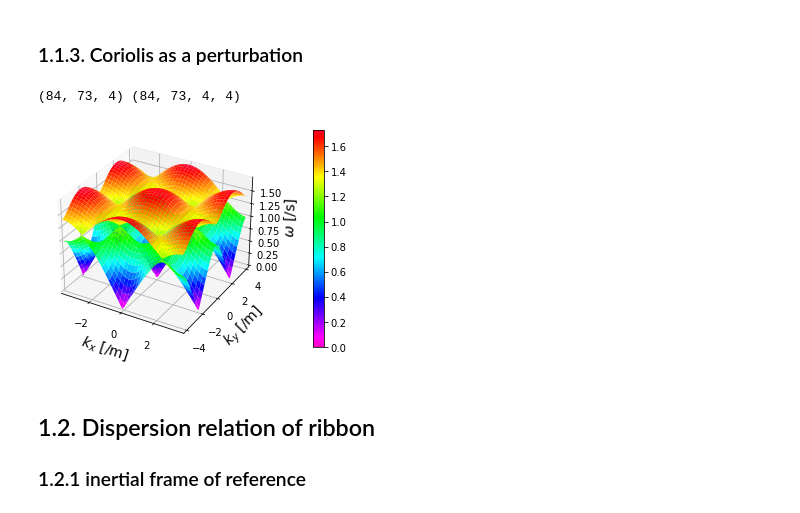
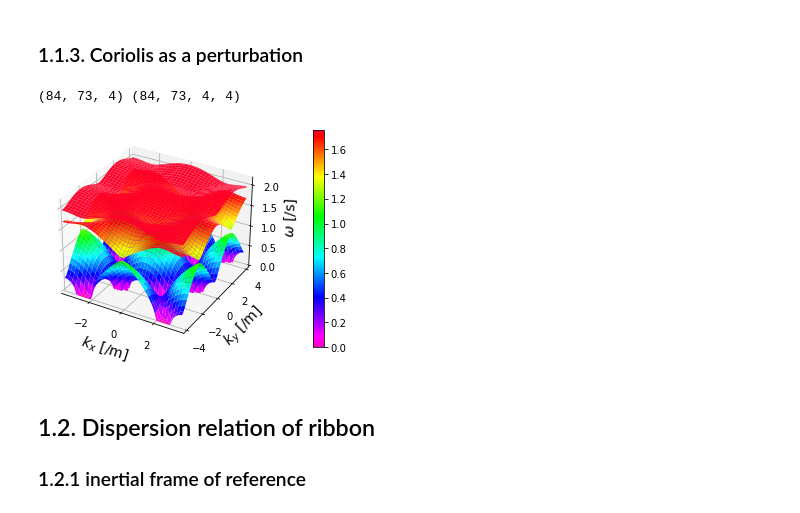
Before and after one commit to yoongun/topological-edge-modes-of-mechanical-lattice, a Jupyter notebook: experiment.ipynb, the cells around one changed output. Saved outputs shown, nothing was run; the diff lists cells and outputs as text; code cells hidden in the pictures.

```diff
--- a/experiment.ipynb
+++ b/experiment.ipynb
@@ -670,6 +670,7 @@ R3h = R3 / la.norm(R3)
 R11 = R1h * R1h.conj().T
 R22 = R2h * R2h.conj().T
 R33 = R3h * R3h.conj().T
+Rw = np.array([[0., -1.], [1., 0.]])
 precision = 1e-1
 xw = np.pi / np.sqrt(3) * 2 # width of x
 yw = np.pi / 3 * 4 # width of y
@@ -685,8 +686,8 @@ for y, ky in enumerate(kys):
         p = np.exp(1.j * k.dot(a1))
         s = np.exp(1.j * k.dot(a2))
         H = w0**2 * np.vstack([
-            np.hstack([R11 + R22 + R33 - 2.j * O / w0**2, -(R11 + R22 * p.conj() + R33 * s.conj())]),
-            np.hstack([-(R11 + R22 * p + R33 * s) ,R11 + R22 + R33 - 2.j * O / w0**2]),
+            np.hstack([R11 + R22 + R33 - 2.j * O * Rw / w0**2, -(R11 + R22 * p.conj() + R33 * s.conj())]),
+            np.hstack([-(R11 + R22 * p + R33 * s) ,R11 + R22 + R33 - 2.j * O * Rw / w0**2]),
         ])
         evals, evecs = la.eigh(H)
         idcs = np.argsort(evals)
@@ -694,34 +695,38 @@ for y, ky in enumerate(kys):
         evals_all[y, x] = evals
         evecs_all[y, x] = evecs
 evals_all = np.array(evals_all)
 evecs_all = np.array(evecs_all)
 print(evals_all.shape, evecs_all.shape)
+
+
+
 
 
 # 3D dispersion
 import matplotlib.pyplot as plt
 %matplotlib inline
 fig = plt.figure()
 ax = fig.add_subplot(111, projection='3d')
 X, Y = np.meshgrid(kxs, kys)
 
 vmax = np.amax(np.sqrt(evals_all[:, :, 2]).real)
 ax.plot_surface(X, Y, np.sqrt(evals_all[:, :, 1]).real, vmin=0., vmax=vmax, cmap='gist_rainbow_r')
 p = ax.plot_surface(X, Y, np.sqrt(evals_all[:, :, 2]).real, vmin=0., vmax=vmax, cmap='gist_rainbow_r')
+p = ax.plot_surface(X, Y, np.sqrt(evals_all[:, :, 3]).real, vmin=0., vmax=vmax, cmap='gist_rainbow_r')
 
 ax.set_xlabel(r"$k_x$ [/m]", fontsize=14)
 ax.set_xlim(-xw, xw)
 ax.set_ylabel(r"$k_y$ [/m]", fontsize=14)
 ax.set_ylim(-yw, yw)
 ax.set_zlabel(r"$\omega$ [/s]", fontsize=14)
 ax.set_zlim(0)
 
 fig.colorbar(p, pad=0.15)
 # fig.savefig("2d-graphene-dispersion-3d.png")
 plt.show()
 # %% [output]
 (84, 73, 4) (84, 73, 4, 4)
-[figure, old version]
+[figure, new version]
 # %% [markdown]
 ## 1.2. Dispersion relation of ribbon
 ### 1.2.1 inertial frame of reference
```
Also changed, not shown: parts of 4 cells of this notebook.
